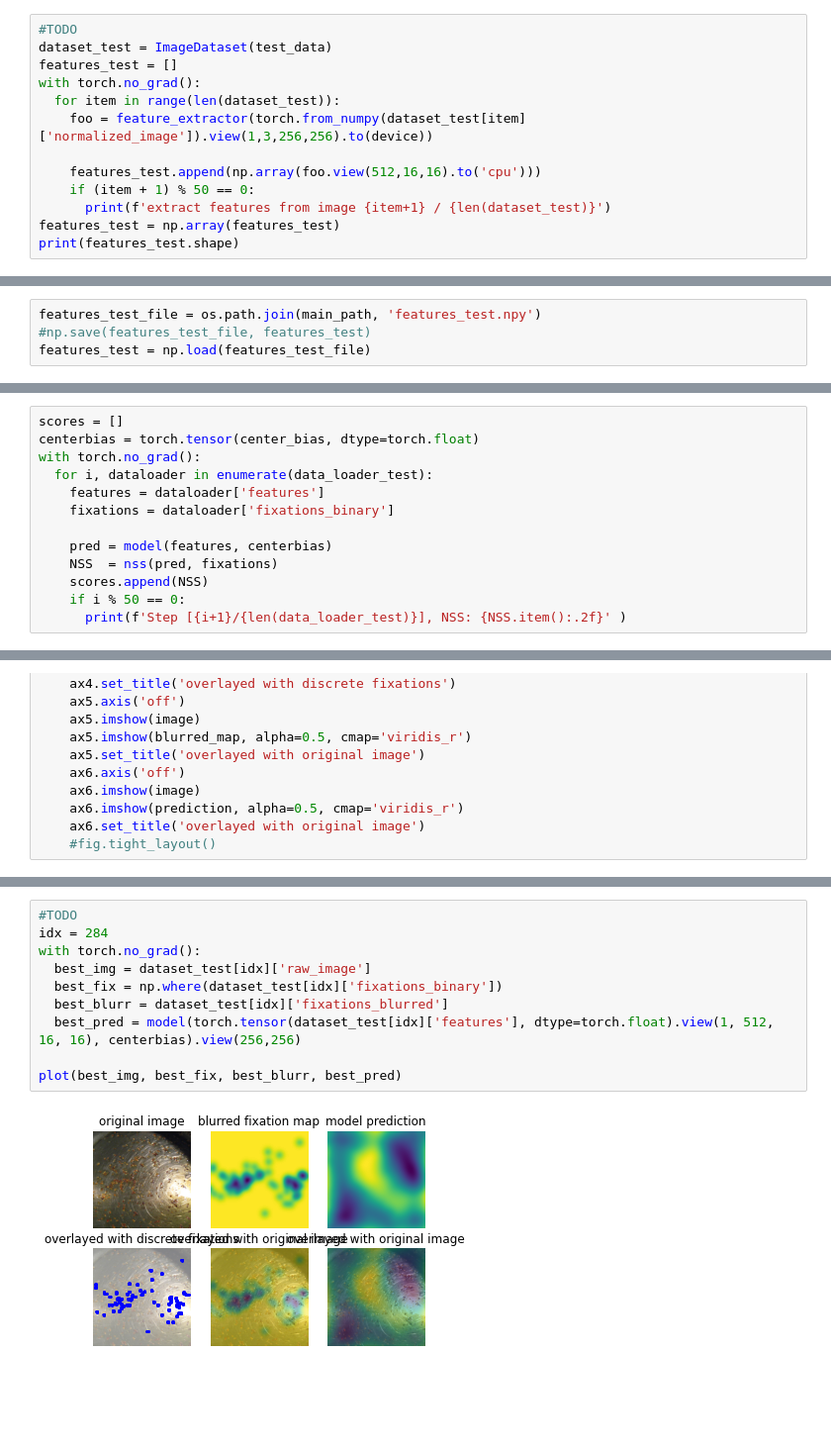
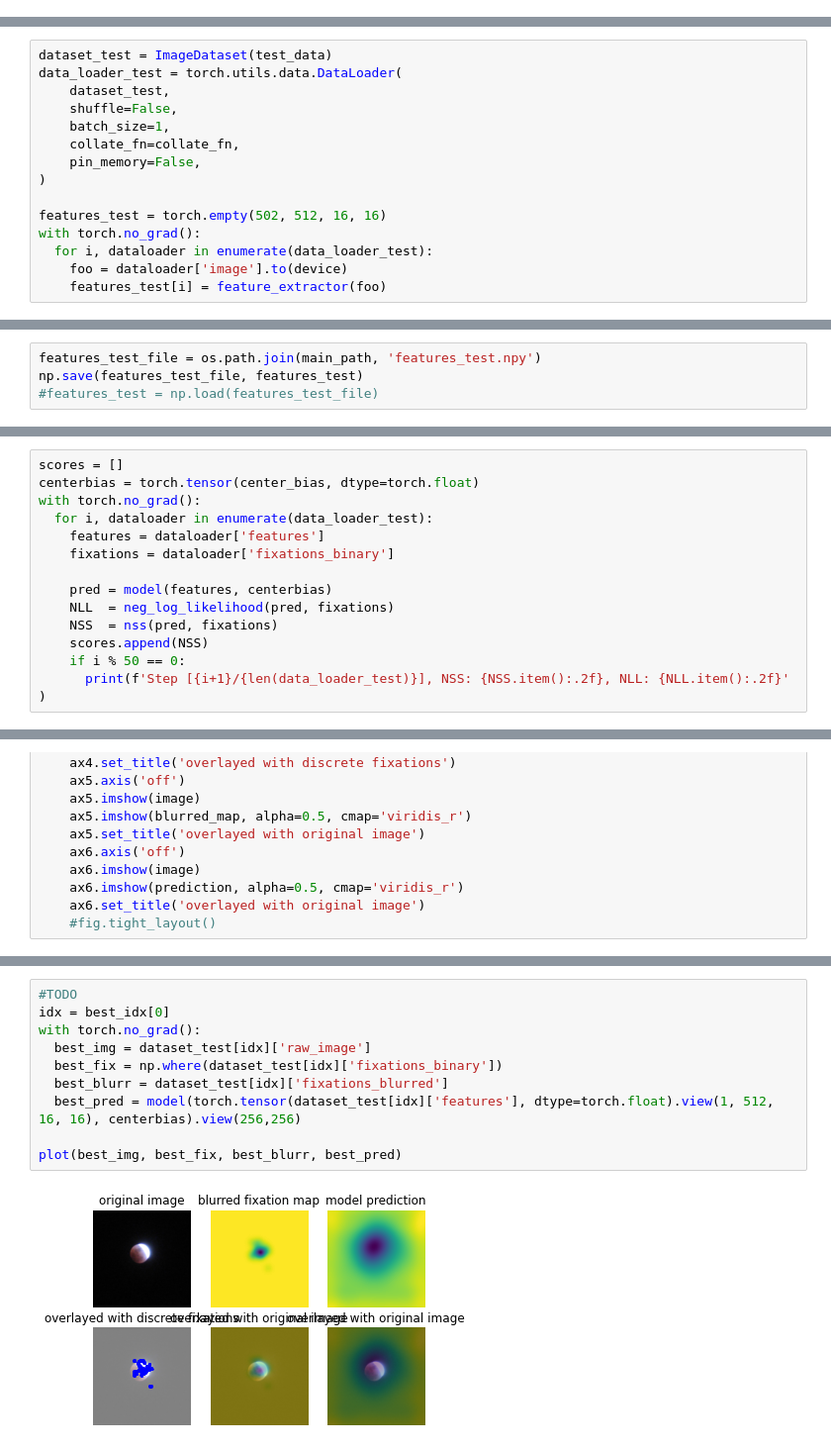
Before and after one commit to swang1112/DL_VL, a Jupyter notebook: Colab_Notebooks/Exercises4_2020.ipynb, the cells around one changed output, grey strips where cells are left out. Shown at 99% size. Saved outputs shown, nothing was run; the diff lists cells and outputs as text; blank space fills up the shorter version.

```diff
--- a/Colab_Notebooks/Exercises4_2020.ipynb
+++ b/Colab_Notebooks/Exercises4_2020.ipynb
@@ -685,16 +692,3 @@ test_data_file = os.path.join(main_path, 'test_data.npy')
 test_data = np.load(test_data_file, allow_pickle=True)[()]
 # %% [markdown]
 Here you need to extract the same feature maps as you extracted before, but now for the test images instead of the trining images. It works the same way as before for the train dataset.
-# %%
-#TODO
-dataset_test = ImageDataset(test_data)
-features_test = []
-with torch.no_grad():
-  for item in range(len(dataset_test)):
-    foo = feature_extractor(torch.from_numpy(dataset_test[item]['normalized_image']).view(1,3,256,256).to(device))
-
-    features_test.append(np.array(foo.view(512,16,16).to('cpu')))
-    if (item + 1) % 50 == 0:
-      print(f'extract features from image {item+1} / {len(dataset_test)}')
-features_test = np.array(features_test)
-print(features_test.shape)
@@ -712,0 +695,15 @@ extract features from image 500 / 502
+# %%
+dataset_test = ImageDataset(test_data)
+data_loader_test = torch.utils.data.DataLoader(
+    dataset_test,
+    shuffle=False,
+    batch_size=1,
+    collate_fn=collate_fn,
+    pin_memory=False,
+)
+
+features_test = torch.empty(502, 512, 16, 16)
+with torch.no_grad():
+  for i, dataloader in enumerate(data_loader_test):
+    foo = dataloader['image'].to(device)
+    features_test[i] = feature_extractor(foo)
@@ -714,8 +716,8 @@ extract features from image 500 / 502
 save / load
 # %%
 features_test_file = os.path.join(main_path, 'features_test.npy')
-#np.save(features_test_file, features_test)
-features_test = np.load(features_test_file)
+np.save(features_test_file, features_test)
+#features_test = np.load(features_test_file)
 # %% [markdown]
 Get the NSS scores for each test image. Print the three highest NSS scores. In our reference implementation, we got `[6.0, 7.1, 7.3]`.
 # %%
@@ -737,8 +739,9 @@ with torch.no_grad():
     fixations = dataloader['fixations_binary']
 
     pred = model(features, centerbias)
+    NLL  = neg_log_likelihood(pred, fixations)
     NSS  = nss(pred, fixations)
     scores.append(NSS)
     if i % 50 == 0:
-      print(f'Step [{i+1}/{len(data_loader_test)}], NSS: {NSS.item():.2f}' )
+      print(f'Step [{i+1}/{len(data_loader_test)}], NSS: {NSS.item():.2f}, NLL: {NLL.item():.2f}' )
 # %% [output]
@@ -819,15 +818,15 @@ plt.hist(dataset_test[idx]['fixations_binary'])
 # %%
 #TODO
-idx = 284
+idx = best_idx[0]
 with torch.no_grad():
   best_img = dataset_test[idx]['raw_image']
   best_fix = np.where(dataset_test[idx]['fixations_binary'])
   best_blurr = dataset_test[idx]['fixations_blurred']
   best_pred = model(torch.tensor(dataset_test[idx]['features'], dtype=torch.float).view(1, 512, 16, 16), centerbias).view(256,256)
 
 plot(best_img, best_fix, best_blurr, best_pred)
 # %% [output]
-[figure, old version]
+[figure, new version]
 # %% [markdown]
 **Display test images with lowest scores**
 
```
Also changed, not shown: parts of 26 cells of this notebook.
